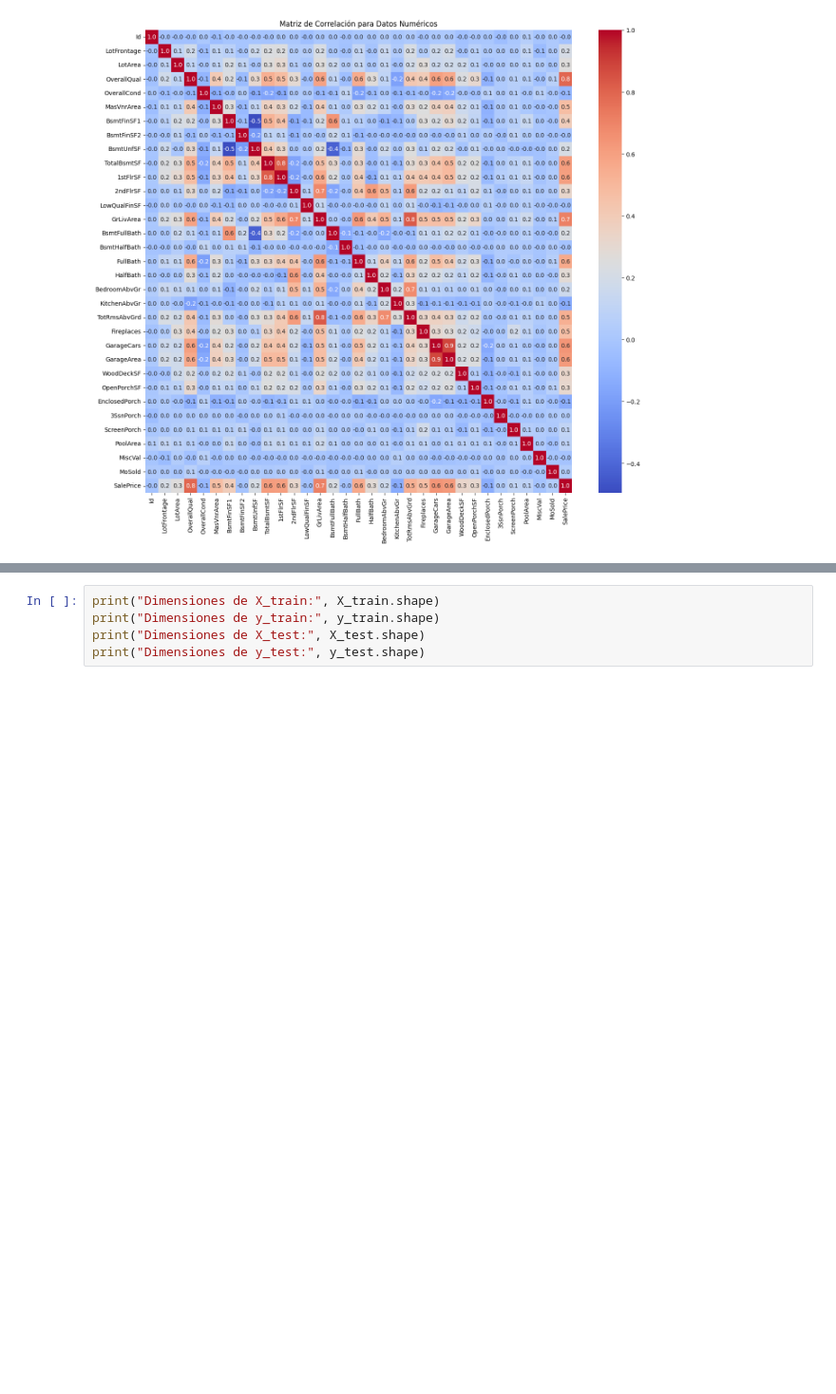
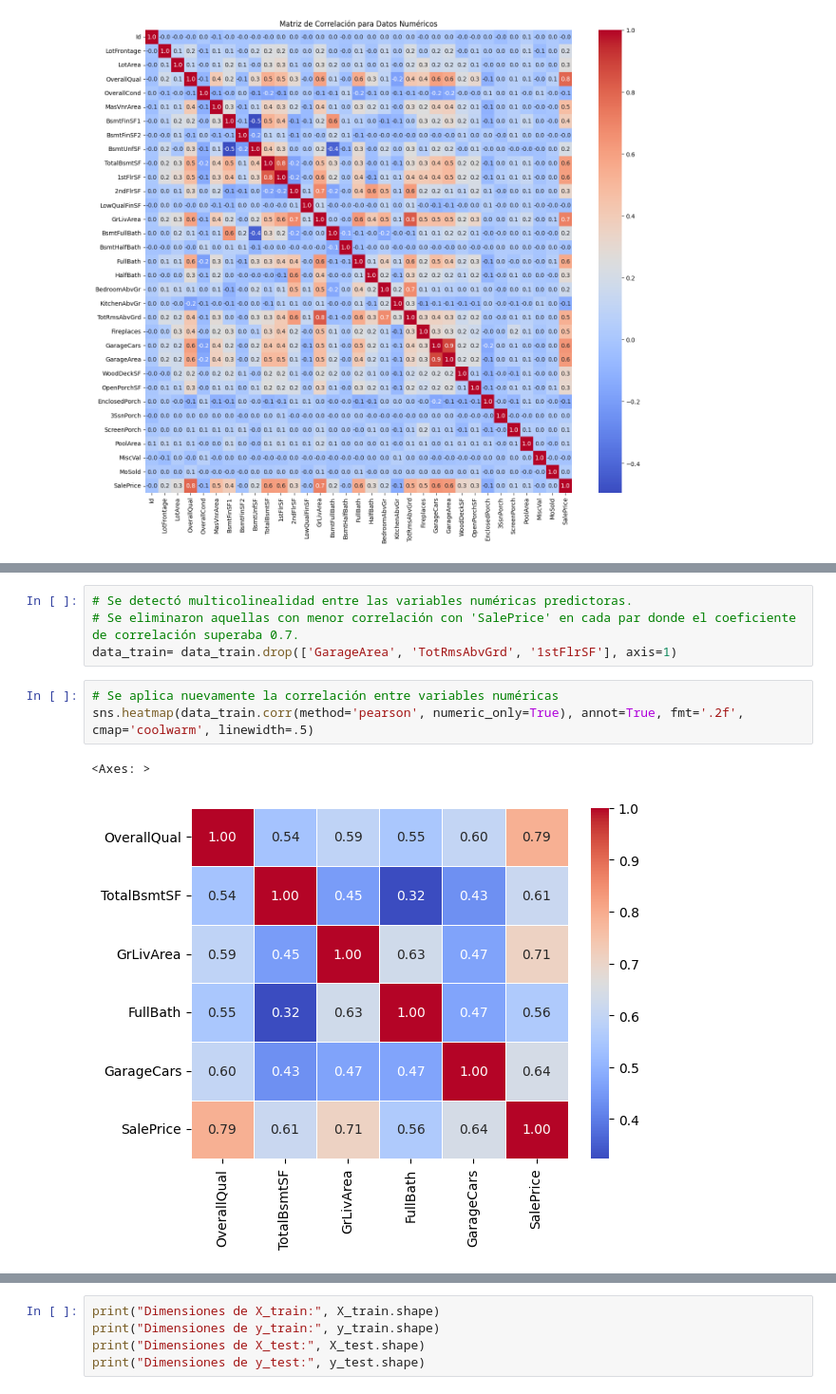
Before and after one commit to kunnermm/taller1_ML, a Jupyter notebook: notebook_taller1.ipynb, the cells around one changed output, grey strips where cells are left out. Shown at 95% size. Drawn from its saved outputs; the diff is of its cells as text; blank space fills up the shorter version.

```diff
--- a/notebook_taller1.ipynb
+++ b/notebook_taller1.ipynb
@@ -573,0 +534,10 @@ y_test = data_train['SalePrice'] # Preguntar si esto se puede hacer ya que data_
+# %%
+# Se detectó multicolinealidad entre las variables numéricas predictoras.
+# Se eliminaron aquellas con menor correlación con 'SalePrice' en cada par donde el coeficiente de correlación superaba 0.7.
+data_train= data_train.drop(['GarageArea', 'TotRmsAbvGrd', '1stFlrSF'], axis=1)
+# %%
+# Se aplica nuevamente la correlación entre variables numéricas
+sns.heatmap(data_train.corr(method='pearson', numeric_only=True), annot=True, fmt='.2f', cmap='coolwarm', linewidth=.5)
+# %% [output]
+<Axes: >
+[figure, added]
```
Also changed, not shown: parts of 63 cells of this notebook.
